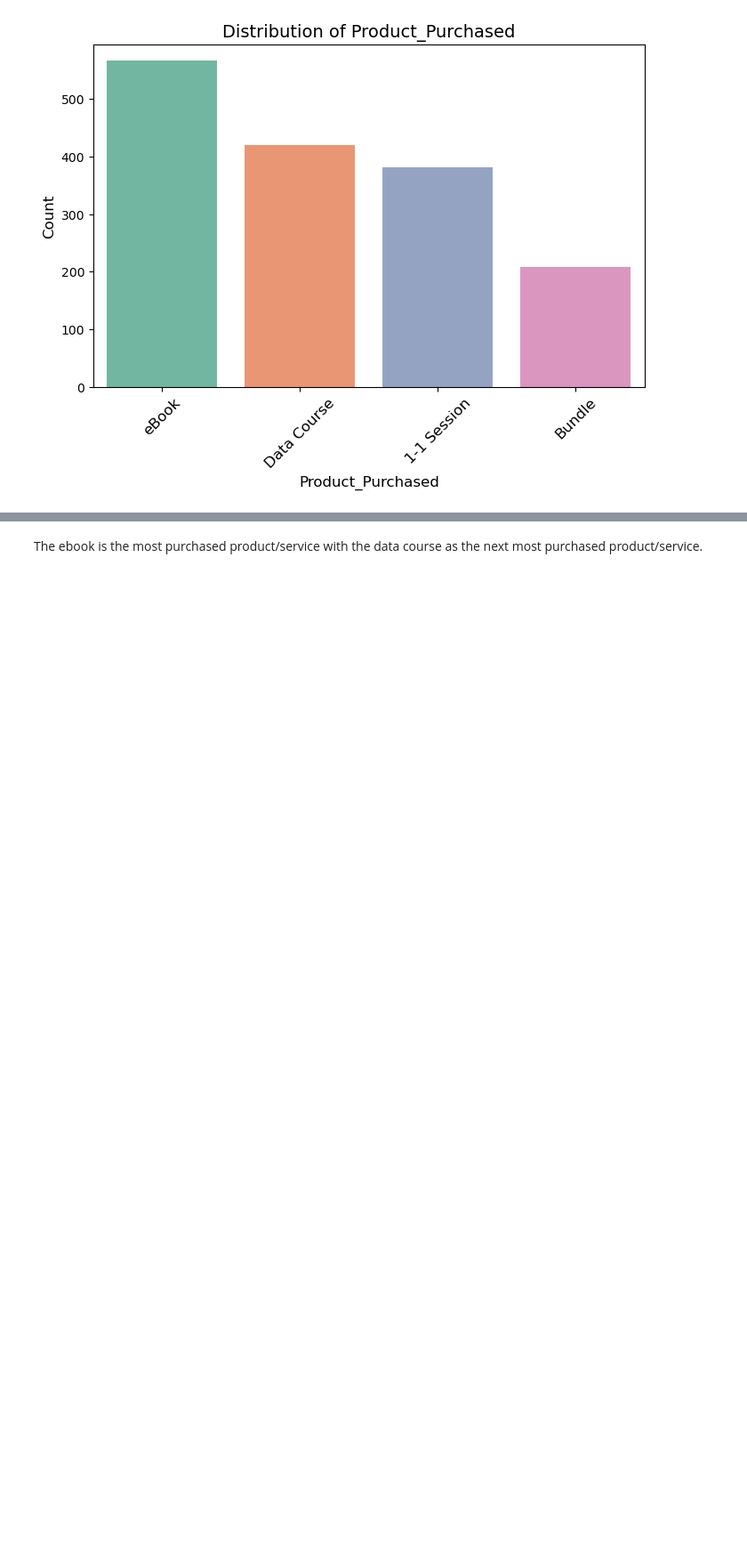
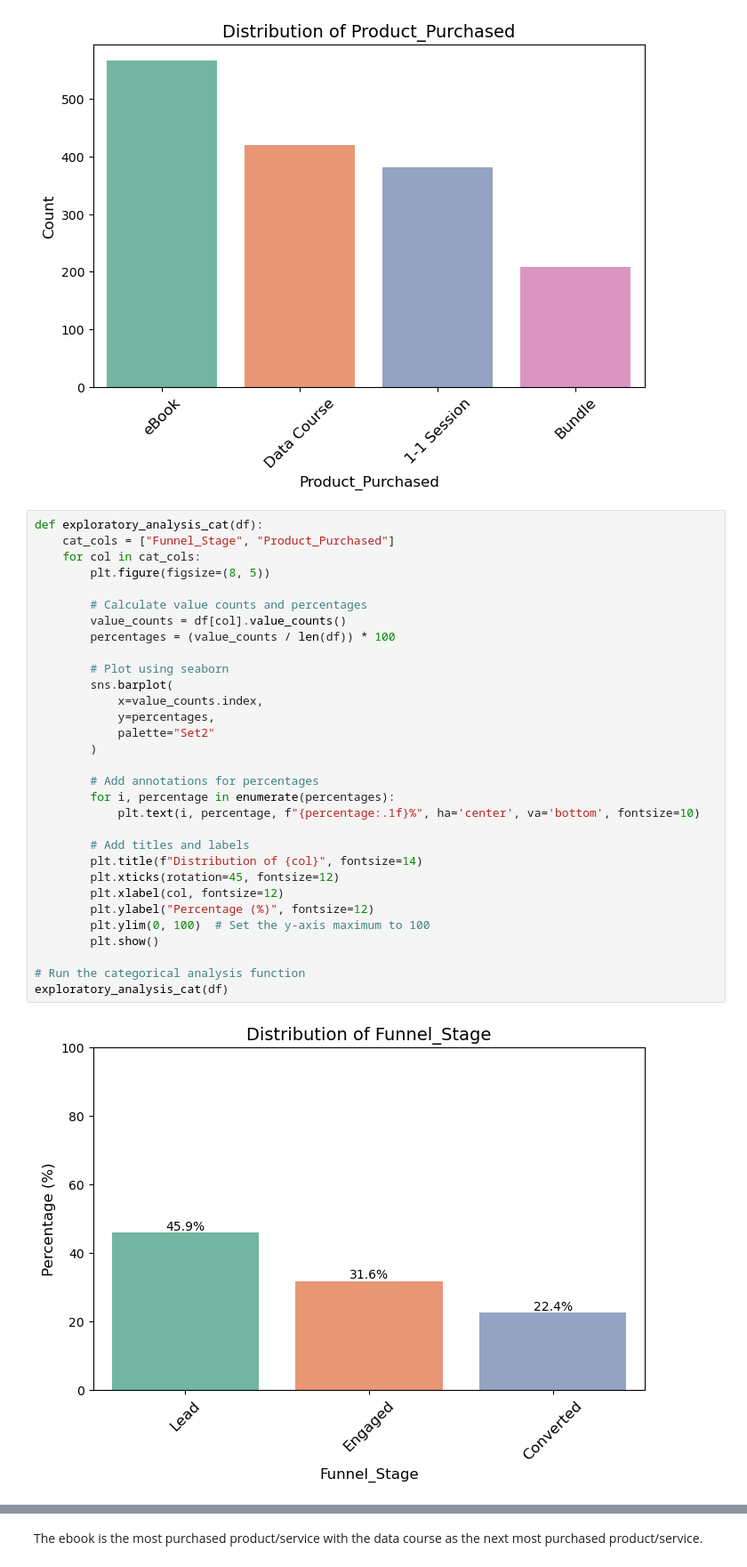
Before and after one commit to andreaseet/databyday-Career-Consulting-Project, a Jupyter notebook: Career Consulting Analysis.ipynb, the cells around one changed output, grey strips where cells are left out. Shown at 89% size. Saved outputs shown, nothing was run; the diff lists cells and outputs as text; blank space fills up the shorter version.

```diff
--- a/Career Consulting Analysis.ipynb
+++ b/Career Consulting Analysis.ipynb
@@ -225,3 +225,36 @@ exploratory_analysis_cat(df)
 # %% [output]
 [figure]
 [figure]
+# %%
+def exploratory_analysis_cat(df):
+    cat_cols = ["Funnel_Stage", "Product_Purchased"]
+    for col in cat_cols:
+        plt.figure(figsize=(8, 5))
+
+        # Calculate value counts and percentages
+        value_counts = df[col].value_counts()
+        percentages = (value_counts / len(df)) * 100
+
+        # Plot using seaborn
+        sns.barplot(
+            x=value_counts.index,
+            y=percentages,
+            palette="Set2"
+        )
+
+        # Add annotations for percentages
+        for i, percentage in enumerate(percentages):
+            plt.text(i, percentage, f"{percentage:.1f}%", ha='center', va='bottom', fontsize=10)
+
+        # Add titles and labels
+        plt.title(f"Distribution of {col}", fontsize=14)
+        plt.xticks(rotation=45, fontsize=12)
+        plt.xlabel(col, fontsize=12)
+        plt.ylabel("Percentage (%)", fontsize=12)
+        plt.ylim(0, 100)  # Set the y-axis maximum to 100
+        plt.show()
+
+# Run the categorical analysis function
+exploratory_analysis_cat(df)
+# %% [output]
+[figure, added]
```
Also changed, not shown: parts of 6 cells of this notebook.
